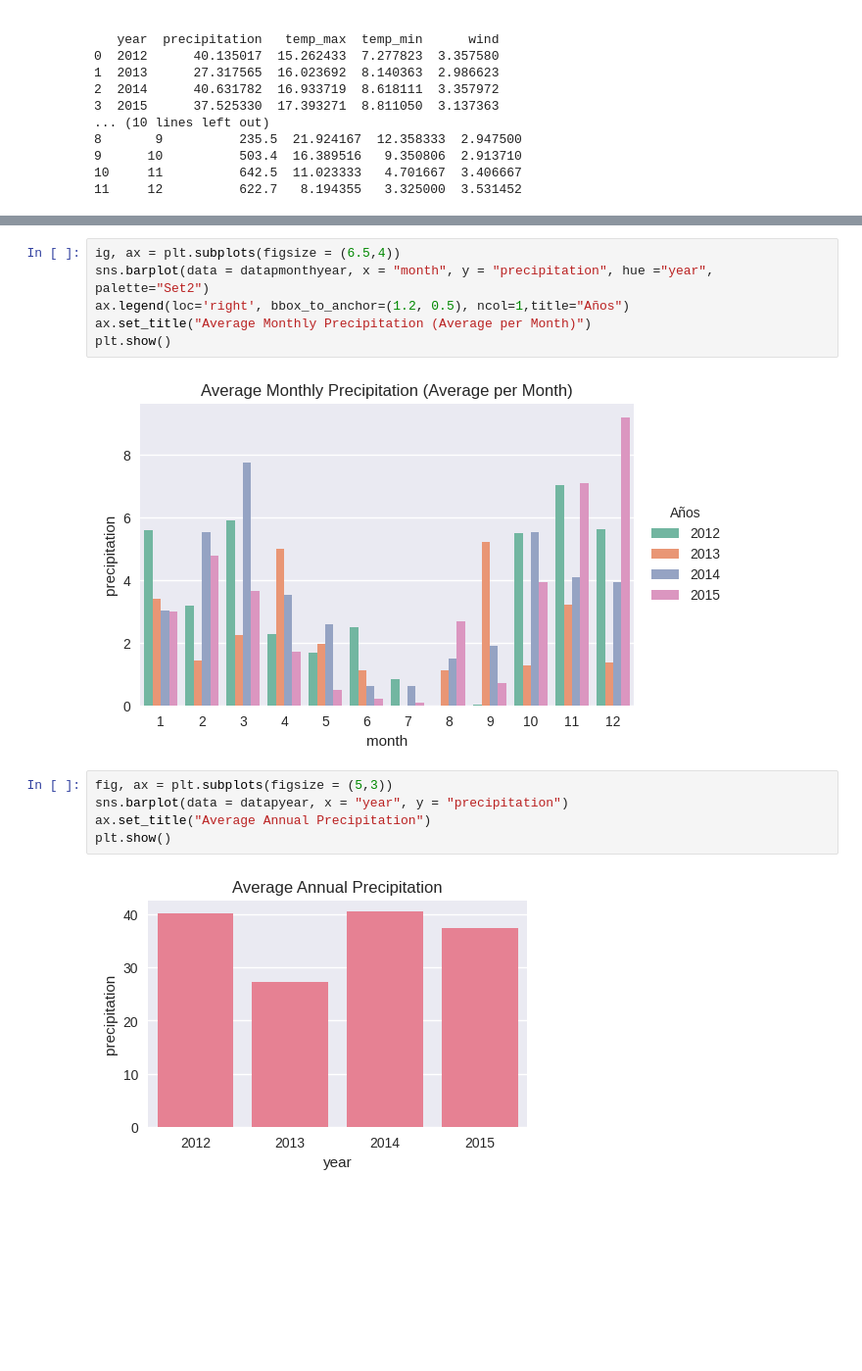
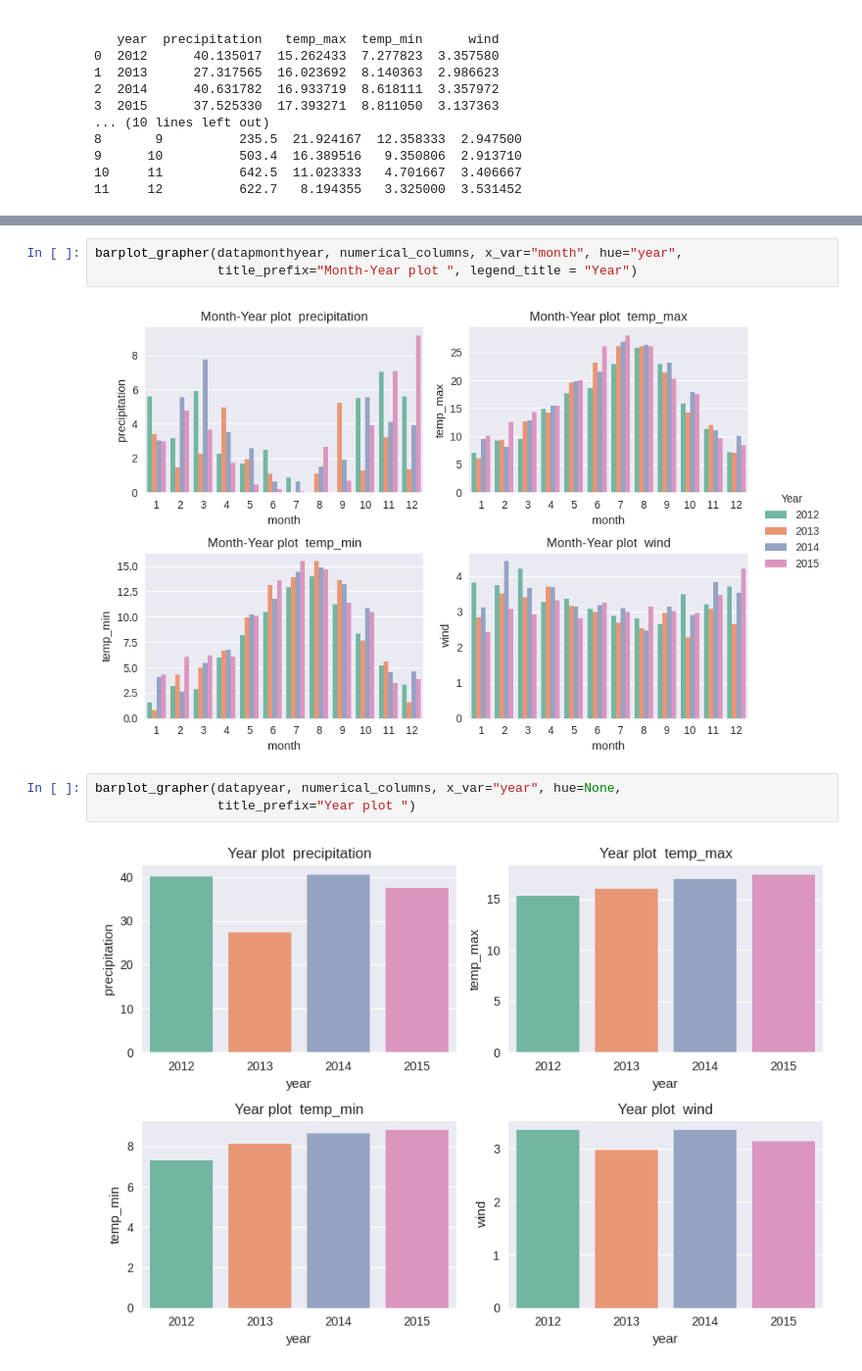
Before and after one commit to Luitz1/Projects, a Jupyter notebook: Data Analyst Projects/3_Climate_Analysis/climate_seattle/notebooks/04_time_analysis.ipynb, the cells around one changed output, grey strips where cells are left out. Shown at 98% size. Cells and saved outputs as stored; diff of their text form; blank space fills up the shorter version.

```diff
--- a/Data Analyst Projects/3_Climate_Analysis/climate_seattle/notebooks/04_time_analysis.ipynb
+++ b/Data Analyst Projects/3_Climate_Analysis/climate_seattle/notebooks/04_time_analysis.ipynb
@@ -131,16 +112,11 @@ plt.show()
 # %%
-ig, ax = plt.subplots(figsize = (6.5,4))
-sns.barplot(data = datapmonthyear, x = "month", y = "precipitation", hue ="year", palette="Set2")
-ax.legend(loc='right', bbox_to_anchor=(1.2, 0.5), ncol=1,title="Años")
-ax.set_title("Average Monthly Precipitation (Average per Month)")
-plt.show()
+barplot_grapher(datapmonthyear, numerical_columns, x_var="month", hue="year",
+                title_prefix="Month-Year plot ", legend_title = "Year")
 # %% [output]
-[figure, old version]
+[figure, new version]
 # %%
-fig, ax = plt.subplots(figsize = (5,3))
-sns.barplot(data = datapyear, x = "year", y = "precipitation")
-ax.set_title("Average Annual Precipitation")
-plt.show()
+barplot_grapher(datapyear, numerical_columns, x_var="year", hue=None,
+                title_prefix="Year plot ")
 # %% [output]
-[figure, old version]
+[figure, new version]
 # %%
```
Also changed, not shown: parts of 5 cells of this notebook.
